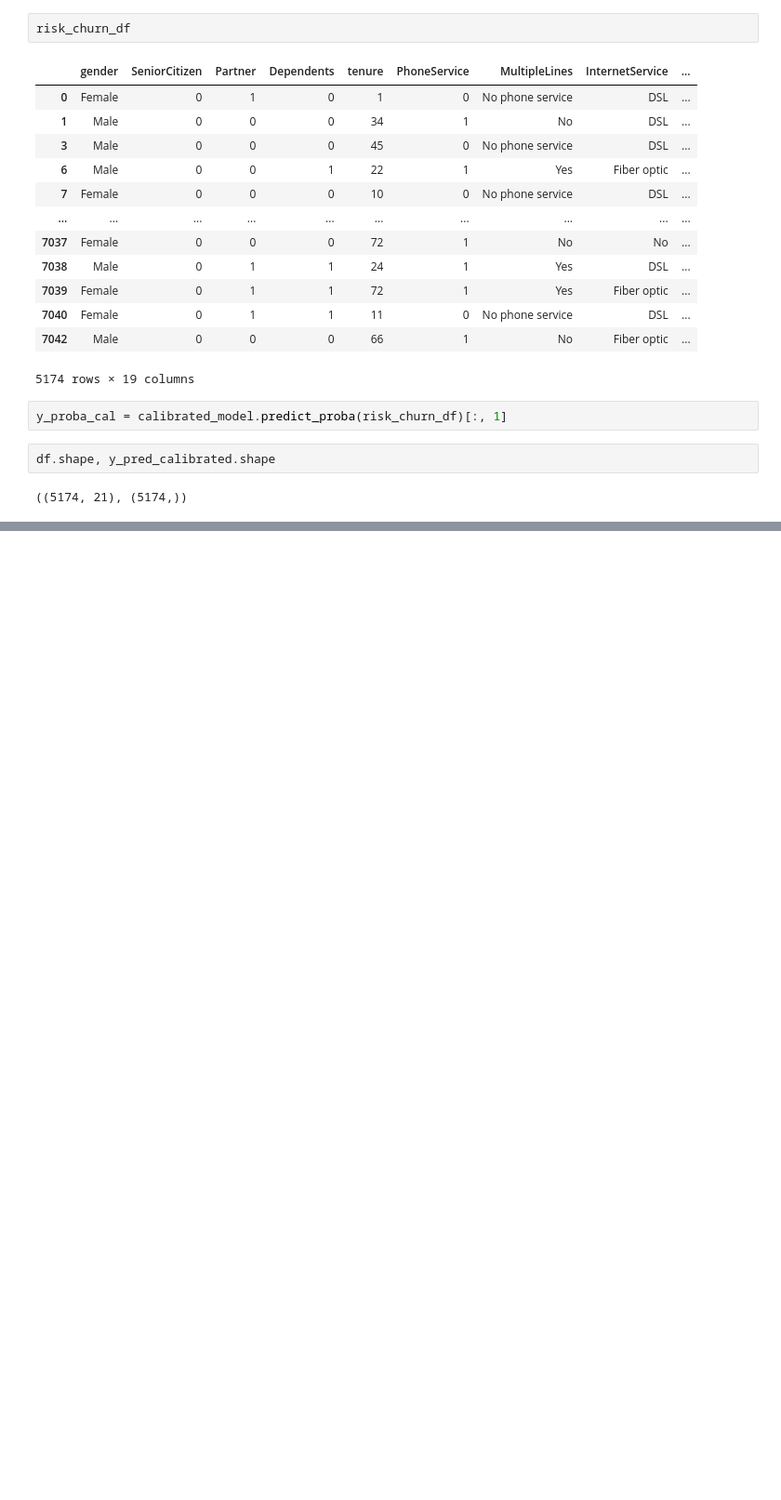
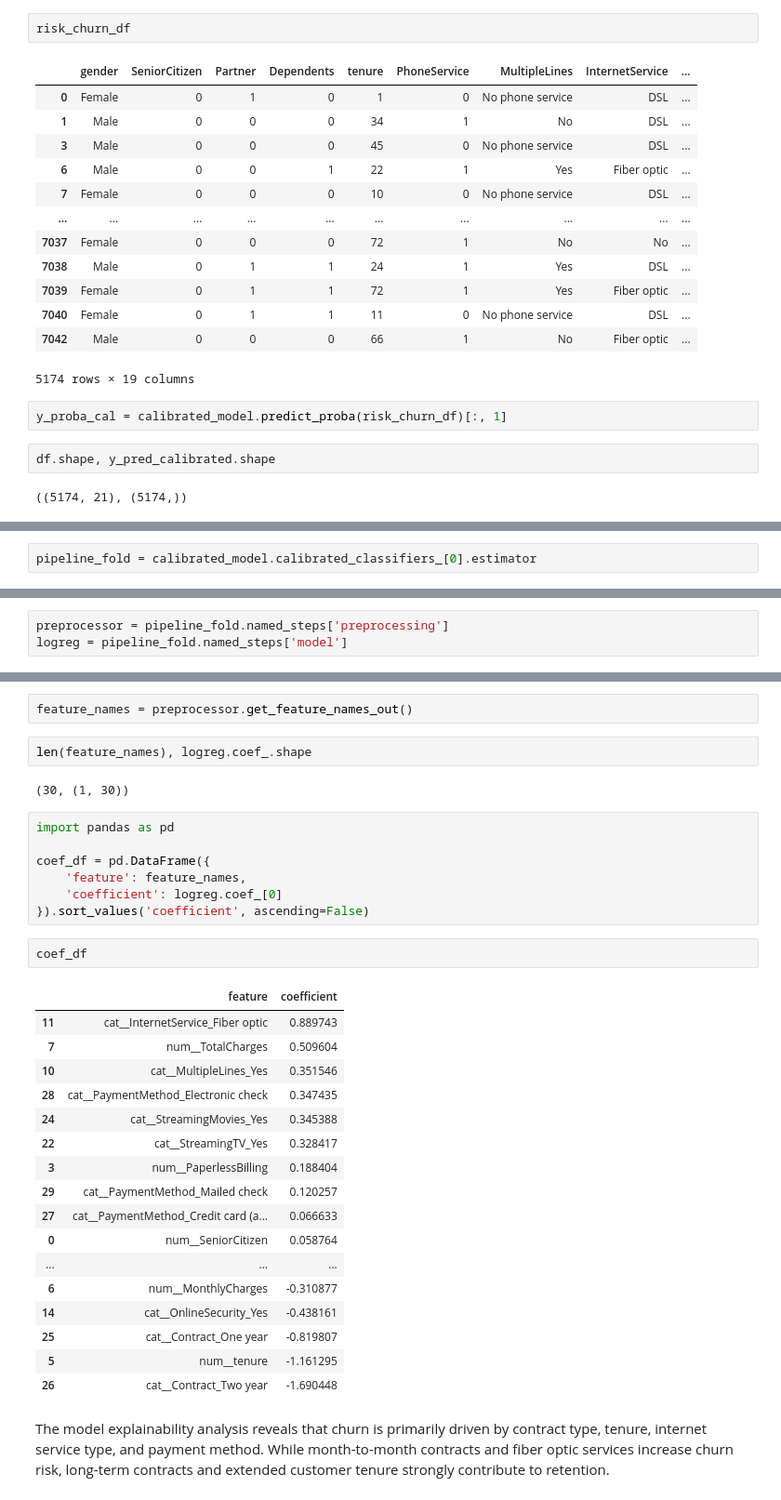
Before and after one commit to JessePMelo/Telco-Customer-Churn, a Jupyter notebook: data_science/notebooks/Telco_Customer_Churn.ipynb, the cells around one changed output, grey strips where cells are left out. Shown at 93% size. Cells and saved outputs as stored; diff of their text form; blank space fills up the shorter version.

```diff
--- a/data_science/notebooks/Telco_Customer_Churn.ipynb
+++ b/data_science/notebooks/Telco_Customer_Churn.ipynb
@@ -908,0 +949,2 @@ Warning: Total number of columns (22) exceeds max_columns (20) limiting to first
+# %%
+pipeline_fold = calibrated_model.calibrated_classifiers_[0].estimator
@@ -908,0 +970,3 @@ Warning: Total number of columns (22) exceeds max_columns (20) limiting to first
+# %%
+preprocessor = pipeline_fold.named_steps['preprocessing']
+logreg = pipeline_fold.named_steps['model']
@@ -908,0 +986,39 @@ Warning: Total number of columns (22) exceeds max_columns (20) limiting to first
+# %%
+feature_names = preprocessor.get_feature_names_out()
+# %%
+len(feature_names), logreg.coef_.shape
+# %% [output]
+(30, (1, 30))
+# %%
+import pandas as pd
+
+coef_df = pd.DataFrame({
+    'feature': feature_names,
+    'coefficient': logreg.coef_[0]
+}).sort_values('coefficient', ascending=False)
+# %%
+coef_df
+# %% [output]
+|  | feature | coefficient |
+| 11 | cat__InternetService_Fiber optic | 0.889743 |
+| 7 | num__TotalCharges | 0.509604 |
+| 10 | cat__MultipleLines_Yes | 0.351546 |
+| 28 | cat__PaymentMethod_Electronic check | 0.347435 |
+| 24 | cat__StreamingMovies_Yes | 0.345388 |
+| 22 | cat__StreamingTV_Yes | 0.328417 |
+| 3 | num__PaperlessBilling | 0.188404 |
+| 29 | cat__PaymentMethod_Mailed check | 0.120257 |
+| 27 | cat__PaymentMethod_Credit card (a... | 0.066633 |
+| 0 | num__SeniorCitizen | 0.058764 |
+| ... | ... | ... |
+| 6 | num__MonthlyCharges | -0.310877 |
+| 14 | cat__OnlineSecurity_Yes | -0.438161 |
+| 25 | cat__Contract_One year | -0.819807 |
+| 5 | num__tenure | -1.161295 |
+| 26 | cat__Contract_Two year | -1.690448 |
+# %% [markdown]
+The model explainability analysis reveals that churn is primarily driven by
+contract type, tenure, internet service type, and payment method. While
+month-to-month contracts and fiber optic services increase churn risk,
+long-term contracts and extended customer tenure strongly contribute to
+retention.
```
Also changed, not shown: parts of 14 cells of this notebook.
